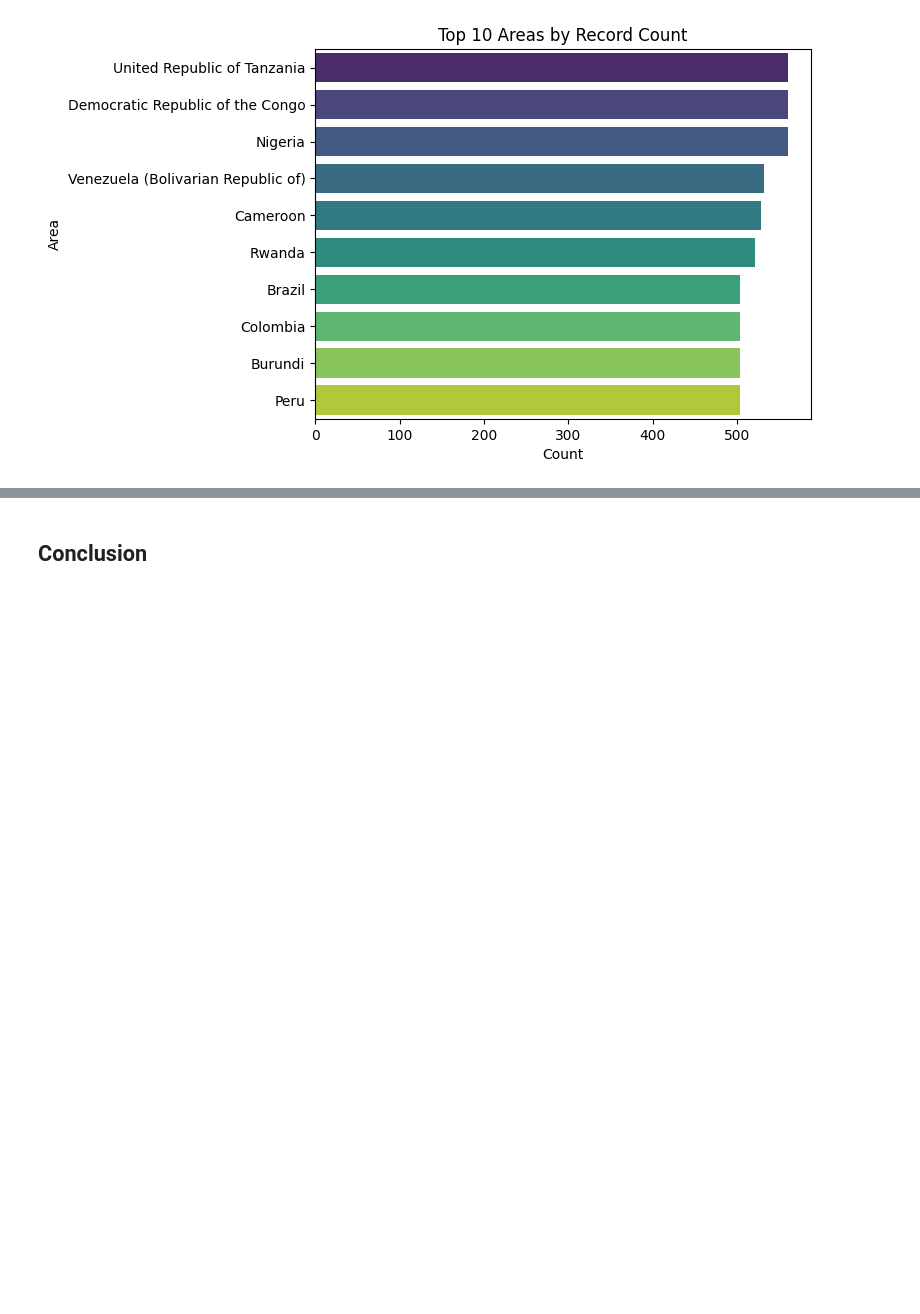
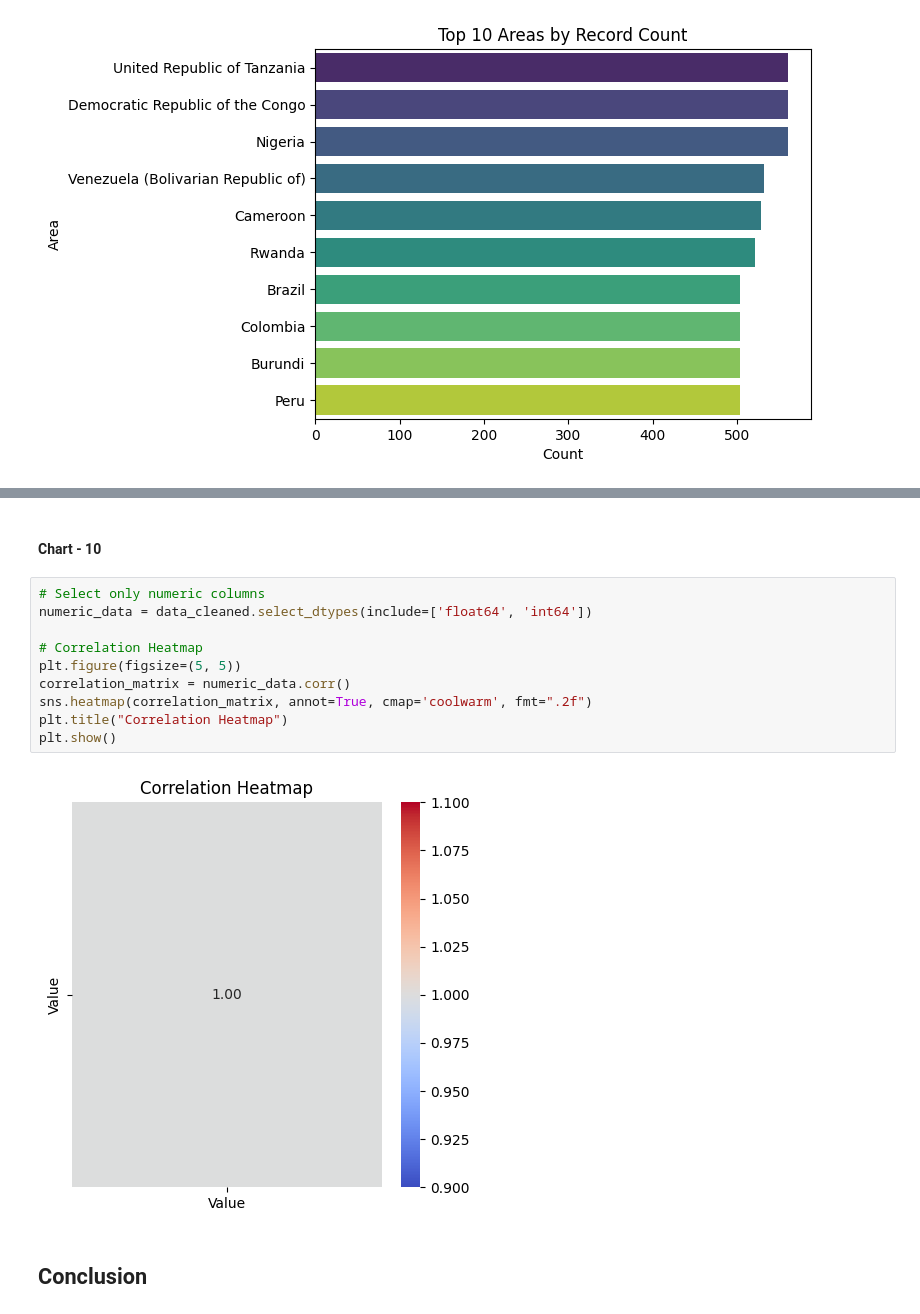
Before and after one commit to manishaachary13/crop_yield_predictoin_ML, a Jupyter notebook: crop_yield_prediction_ML.ipynb, the cells around one changed output, grey strips where cells are left out. Cells and saved outputs as stored; diff of their text form; blank space fills up the shorter version.

```diff
--- a/crop_yield_prediction_ML.ipynb
+++ b/crop_yield_prediction_ML.ipynb
@@ -502,2 +521,16 @@ plt.show()
+# %% [markdown]
+#### Chart - 10
+# %%
+# Select only numeric columns
+numeric_data = data_cleaned.select_dtypes(include=['float64', 'int64'])
+
+# Correlation Heatmap
+plt.figure(figsize=(5, 5))
+correlation_matrix = numeric_data.corr()
+sns.heatmap(correlation_matrix, annot=True, cmap='coolwarm', fmt=".2f")
+plt.title("Correlation Heatmap")
+plt.show()
+# %% [output]
+[figure, added]
 # %% [markdown]
 ## **Conclusion**
```
Also changed, not shown: parts of 15 cells of this notebook.
